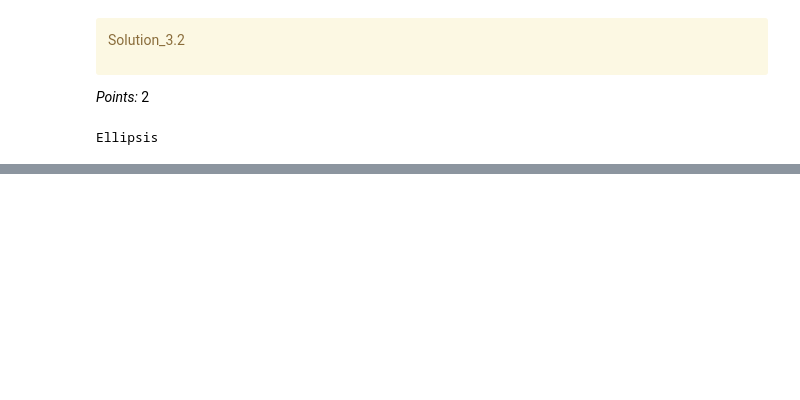
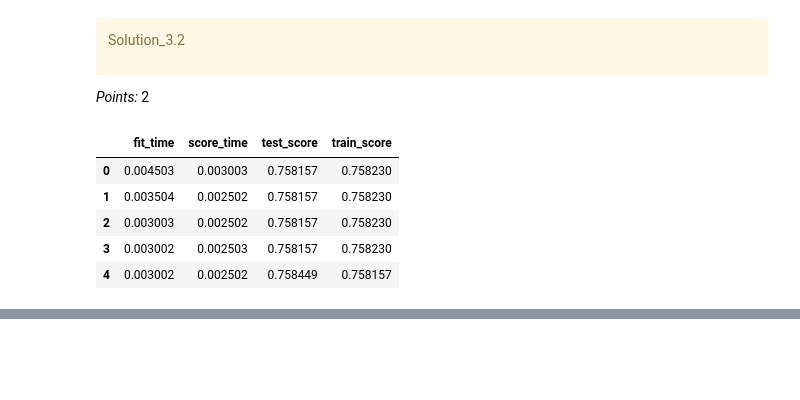
Before and after one commit to BradPeng/cpsc330-2023s, a Jupyter notebook: hw/hw3/hw3.ipynb, the cells around one changed output, grey strips where cells are left out. Cells and saved outputs as stored; diff of their text form; code cells hidden in the pictures; blank space fills up the shorter version.

```diff
--- a/hw/hw3/hw3.ipynb
+++ b/hw/hw3/hw3.ipynb
@@ -375,3 +362,8 @@ Ellipsis
+# %%
+X_train = train_df.drop(columns=target)
+y_train = train_df[target]
+X_test = test_df.drop(columns=target)
+y_test = test_df[target]
 # %%
 grader.check("q3.1")
 # %% [output]
@@ -409,12 +385,17 @@ Solution_3.2
 </div>
 
 _Points:_ 2
-# %%
-dummy_df = None
-
-...
-# %% [output]
-Ellipsis
+# %%
+dummy = DummyClassifier(strategy="most_frequent")
+dummy_df = pd.DataFrame(cross_validate(dummy, X_train, y_train, cv=5, return_train_score=True))
+dummy_df
+# %% [output]
+|  | fit_time | score_time | test_score | train_score |
+| 0 | 0.004503 | 0.003003 | 0.758157 | 0.758230 |
+| 1 | 0.003504 | 0.002502 | 0.758157 | 0.758230 |
+| 2 | 0.003003 | 0.002502 | 0.758157 | 0.758230 |
+| 3 | 0.003002 | 0.002503 | 0.758157 | 0.758230 |
+| 4 | 0.003002 | 0.002502 | 0.758449 | 0.758157 |
 # %%
 grader.check("q3.2")
 # %% [output]
```
Also changed, not shown: parts of 15 cells of this notebook, 1 other file.
